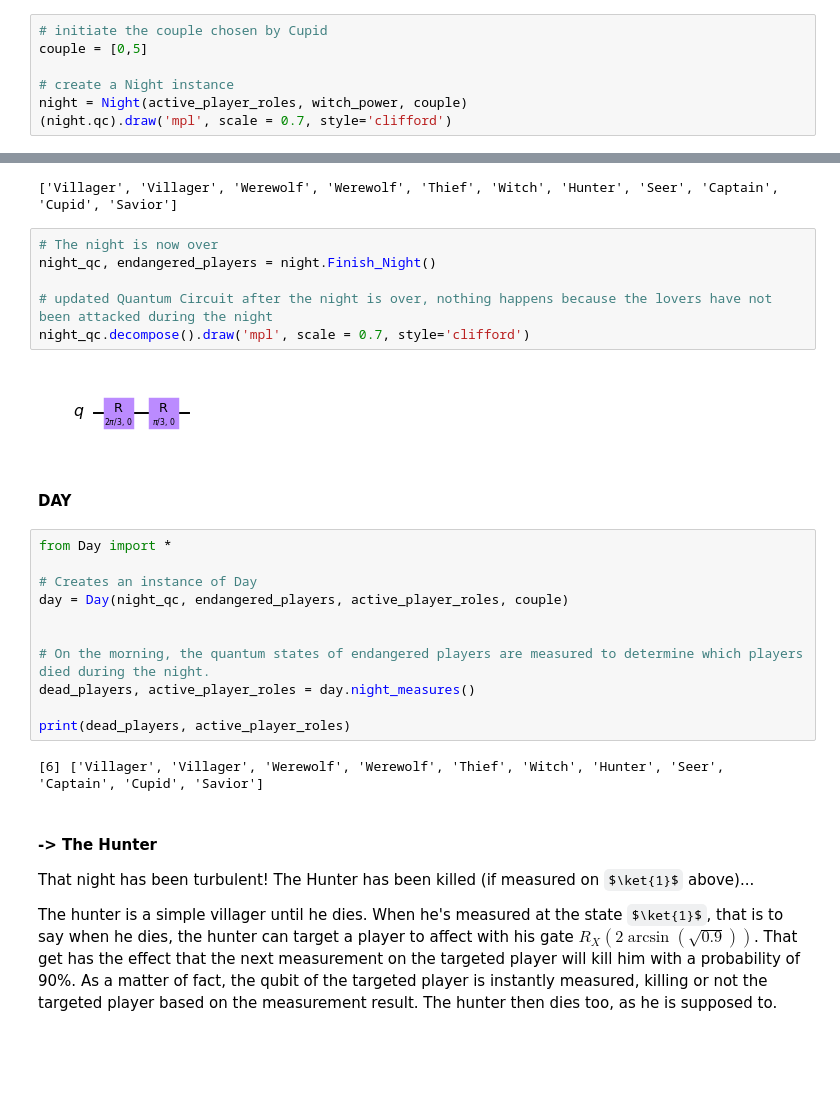
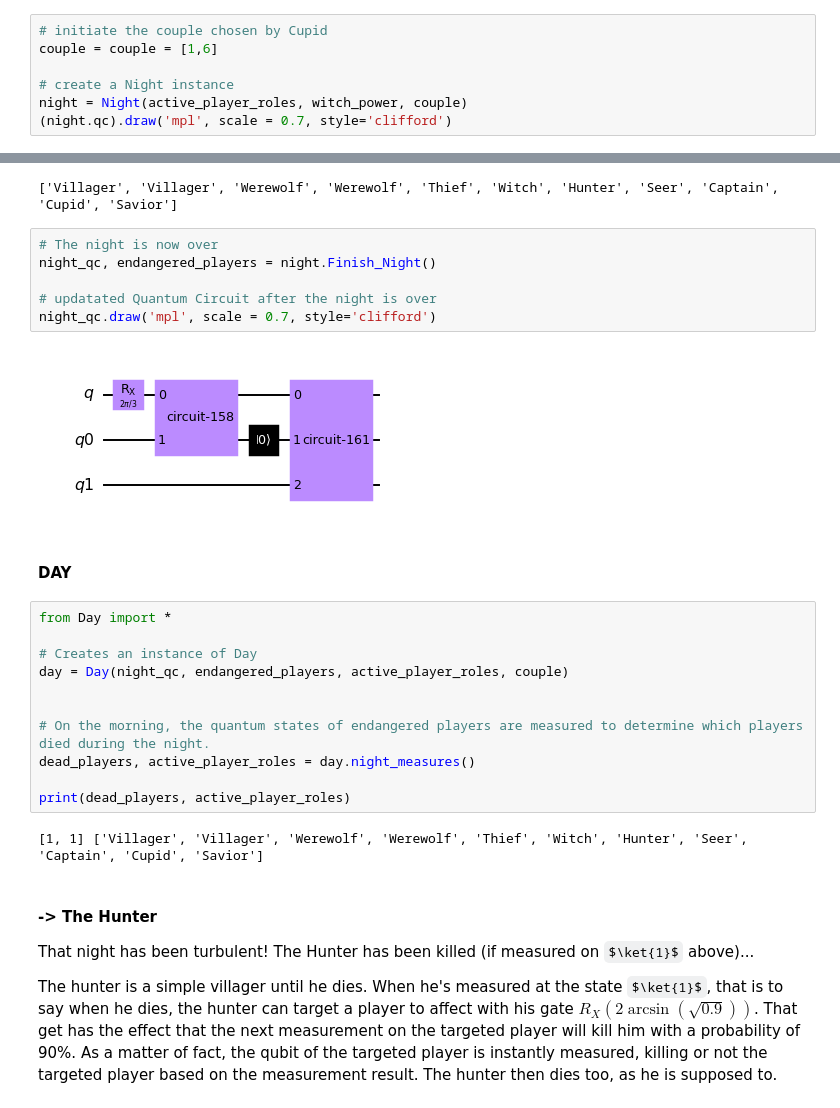
Before and after one commit to WilhemHarvey/iQuCodeFest2025-Equipe-Compile-moi-si-tu-peux, a Jupyter notebook: game_demo.ipynb, the cells around one changed output, grey strips where cells are left out. Drawn from its saved outputs; the diff is of its cells as text; some formulas as TeX source; blank space fills up the shorter version.

```diff
--- a/game_demo.ipynb
+++ b/game_demo.ipynb
@@ -44,7 +43,7 @@ For implementation purposes, that CNOT gate will be apply at the end of the nigh
 Since Cupid only has a role during the first night, he is in practice called before to instantiate an instance of the class Night, to decide which players will be lovers and have their destiny linked forever.
 # %%
 # initiate the couple chosen by Cupid
-couple = [0,5]
+couple = couple = [1,6]
 
 # create a Night instance
 night = Night(active_player_roles, witch_power, couple)
@@ -120,11 +119,11 @@ print(active_player_roles)
 # %%
 # The night is now over
 night_qc, endangered_players = night.Finish_Night()
 
-# updated Quantum Circuit after the night is over, nothing happens because the lovers have not been attacked during the night
-night_qc.decompose().draw('mpl', scale = 0.7, style='clifford')
+# updatated Quantum Circuit after the night is over
+night_qc.draw('mpl', scale = 0.7, style='clifford')
 # %% [output]
-[figure, old version]
+[figure, new version]
 # %% [markdown]
 #### **DAY**
 # %%
@@ -139,7 +138,7 @@ dead_players, active_player_roles = day.night_measures()
 
 print(dead_players, active_player_roles)
 # %% [output]
-[6] ['Villager', 'Villager', 'Werewolf', 'Werewolf', 'Thief', 'Witch', 'Hunter', 'Seer', 'Captain', 'Cupid', 'Savior']
+[1, 1] ['Villager', 'Villager', 'Werewolf', 'Werewolf', 'Thief', 'Witch', 'Hunter', 'Seer', 'Captain', 'Cupid', 'Savior']
 # %% [markdown]
 #### **-> The Hunter**
 
```
Also changed, not shown: parts of 11 cells of this notebook, 3 other files.
